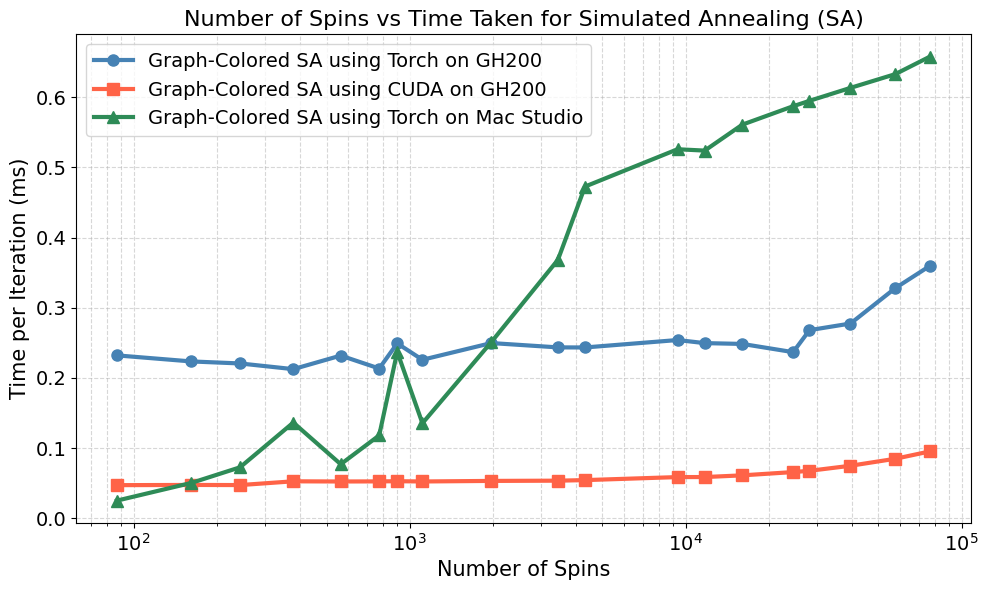
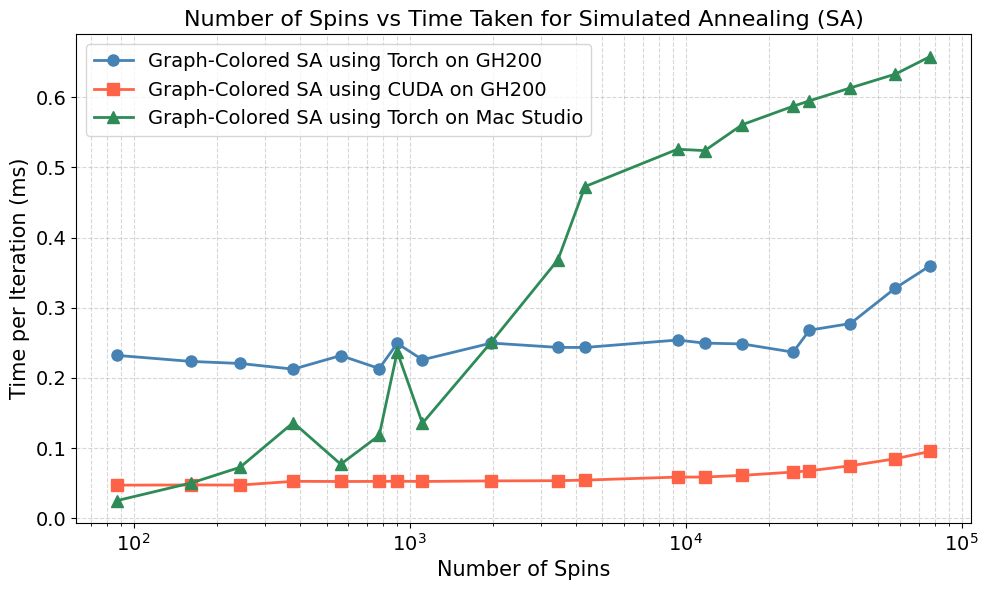
The change to this notebook cell's code, shown as a diff; its figure went from the first image to the second:
--- before
+++ after
@@ -34,7 +34,40 @@
 fig, ax = plt.subplots(figsize=(10, 6))
 
-ax.plot(cuda_x, cuda_y, marker='o', label='Graph-Colored SA using Torch on GH200', color='steelblue', linewidth=3, markersize=8)
-ax.plot(da1_x,  da1_y,  marker='s', label='Graph-Colored SA using CUDA on GH200',  color='tomato', linewidth=3, markersize=8)
-ax.plot(mac_x,  mac_y,  marker='^', label='Graph-Colored SA using Torch on Mac Studio',  color='seagreen', linewidth=3, markersize=8)
+# ax.plot(
+#     cuda_x, cuda_y,
+#     marker='o',
+#     label='Graph-Colored SA using Torch on GH200',
+#     color='black',
+#     linewidth=2,
+#     markersize=8,
+#     markerfacecolor='steelblue',
+#     markeredgecolor='steelblue'
+# )
+
+# ax.plot(
+#     da1_x, da1_y,
+#     marker='s',
+#     label='Graph-Colored SA using CUDA on GH200',
+#     color='black',
+#     linewidth=2,
+#     markersize=8,
+#     markerfacecolor='tomato',
+#     markeredgecolor='tomato'
+# )
+
+# ax.plot(
+#     mac_x, mac_y,
+#     marker='^',
+#     label='Graph-Colored SA using Torch on Mac Studio',
+#     color='black',
+#     linewidth=2,
+#     markersize=8,
+#     markerfacecolor='seagreen',
+#     markeredgecolor='seagreen'
+# )
+
+ax.plot(cuda_x, cuda_y, marker='o', label='Graph-Colored SA using Torch on GH200', color='steelblue', linewidth=2, markersize=8)
+ax.plot(da1_x,  da1_y,  marker='s', label='Graph-Colored SA using CUDA on GH200',  color='tomato', linewidth=2, markersize=8)
+ax.plot(mac_x,  mac_y,  marker='^', label='Graph-Colored SA using Torch on Mac Studio',  color='seagreen', linewidth=2, markersize=8)
 
 ax.set_xscale('log')

Commit: Adding images for paper